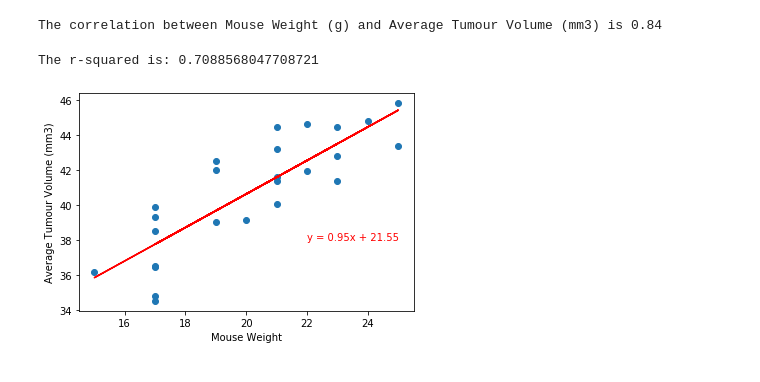
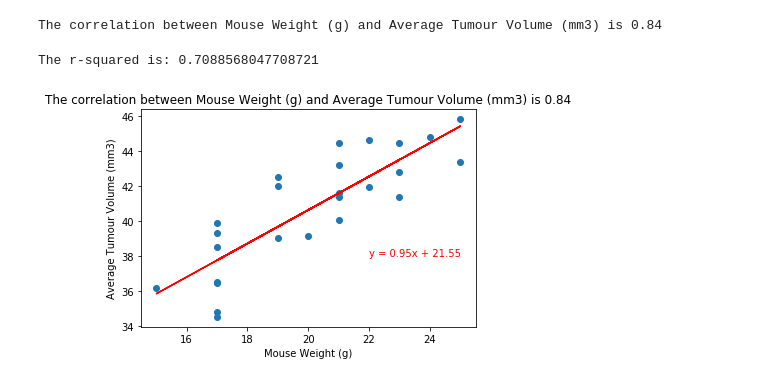
Before and after one commit to SandraBotica/module5-matplotlib, a Jupyter notebook: 5-starter-code/Pymaceuticals/pymaceuticals_starter.ipynb, the cells around one changed output. Cells and saved outputs as stored; diff of their text form; code cells hidden in the pictures.

```diff
--- a/5-starter-code/Pymaceuticals/pymaceuticals_starter.ipynb
+++ b/5-starter-code/Pymaceuticals/pymaceuticals_starter.ipynb
@@ -1048,16 +1094,19 @@ The correlation between Mouse Weight (g) and Average Tumour Volume (mm3) is 0.84
 # %%
 x_values = (mouse_weight)
 y_values = (average_tumour_volume)
 (slope, intercept, rvalue, pvalue, stderr) = st.linregress(x_values, y_values)
 regress_values = x_values * slope + intercept
 line_eq = "y = " + str(round(slope,2)) + "x + " + str(round(intercept,2))
 plt.scatter(x_values,y_values)
 plt.plot(x_values,regress_values,"r-")
 plt.annotate(line_eq,(22,38),color="red")
-plt.xlabel("Mouse Weight")
+plt.xlabel("Mouse Weight (g)")
 plt.ylabel("Average Tumour Volume (mm3)")
+plt.title("The correlation between Mouse Weight (g) and Average Tumour Volume (mm3) is 0.84")
 print(f"The r-squared is: {rvalue**2}")
+plt.gcf
+plt.savefig("Images/ScatterLineBestFit.png", dpi=100)
 plt.show()
 # %% [output]
 The r-squared is: 0.7088568047708721
-[figure, old version]
+[figure, new version]
```
Also changed, not shown: parts of 15 cells of this notebook, 8 other files.
